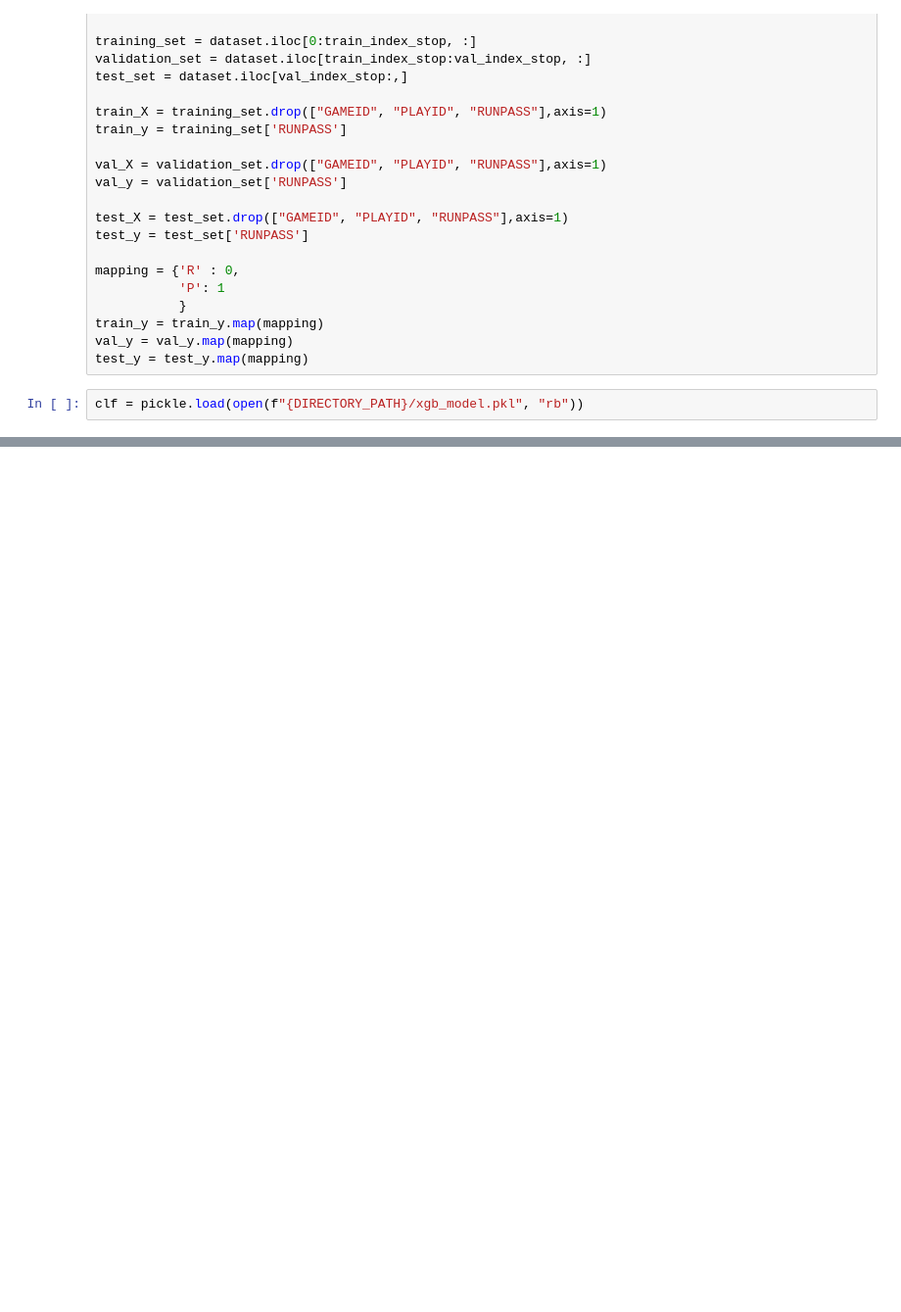
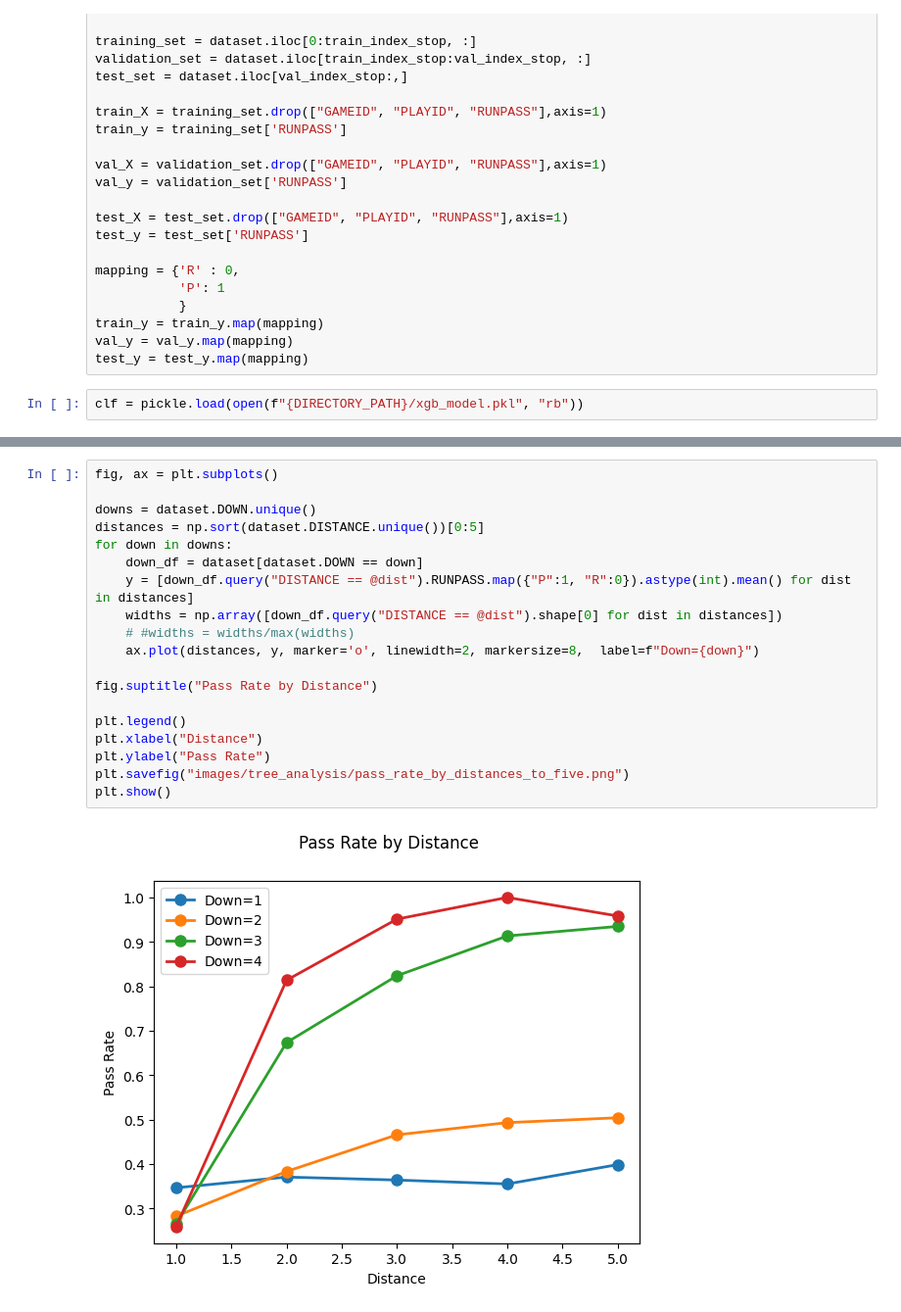
Before and after one commit to scottmaran/run_pass_prediction, a Jupyter notebook: view_model_outputs.ipynb, the cells around one changed output, grey strips where cells are left out. Shown: that part at 98% size. Drawn from its saved outputs; the diff is of its cells as text; blank space fills up the shorter version.

```diff
--- a/view_model_outputs.ipynb
+++ b/view_model_outputs.ipynb
@@ -65,0 +146,21 @@ XGBClassifier(base_score=None, booster=None, callbacks=None,
+# %%
+fig, ax = plt.subplots()
+
+downs = dataset.DOWN.unique()
+distances = np.sort(dataset.DISTANCE.unique())[0:5]
+for down in downs:
+    down_df = dataset[dataset.DOWN == down]
+    y = [down_df.query("DISTANCE == @dist").RUNPASS.map({"P":1, "R":0}).astype(int).mean() for dist in distances]
+    widths = np.array([down_df.query("DISTANCE == @dist").shape[0] for dist in distances])
+    # #widths = widths/max(widths)
+    ax.plot(distances, y, marker='o', linewidth=2, markersize=8,  label=f"Down={down}")
+
+fig.suptitle("Pass Rate by Distance")
+
+plt.legend()
+plt.xlabel("Distance")
+plt.ylabel("Pass Rate")
+plt.savefig("images/tree_analysis/pass_rate_by_distances_to_five.png")
+plt.show()
+# %% [output]
+[figure, added]
```
Also changed, not shown: parts of 14 cells of this notebook, 15 other files.
